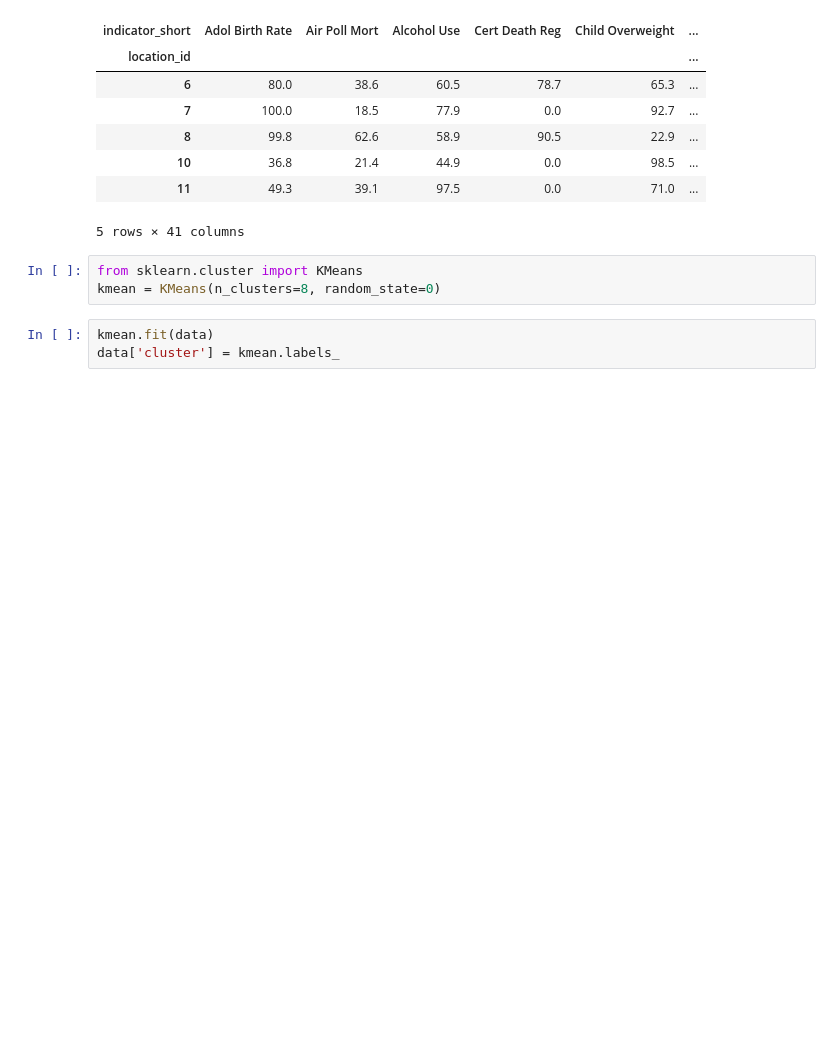
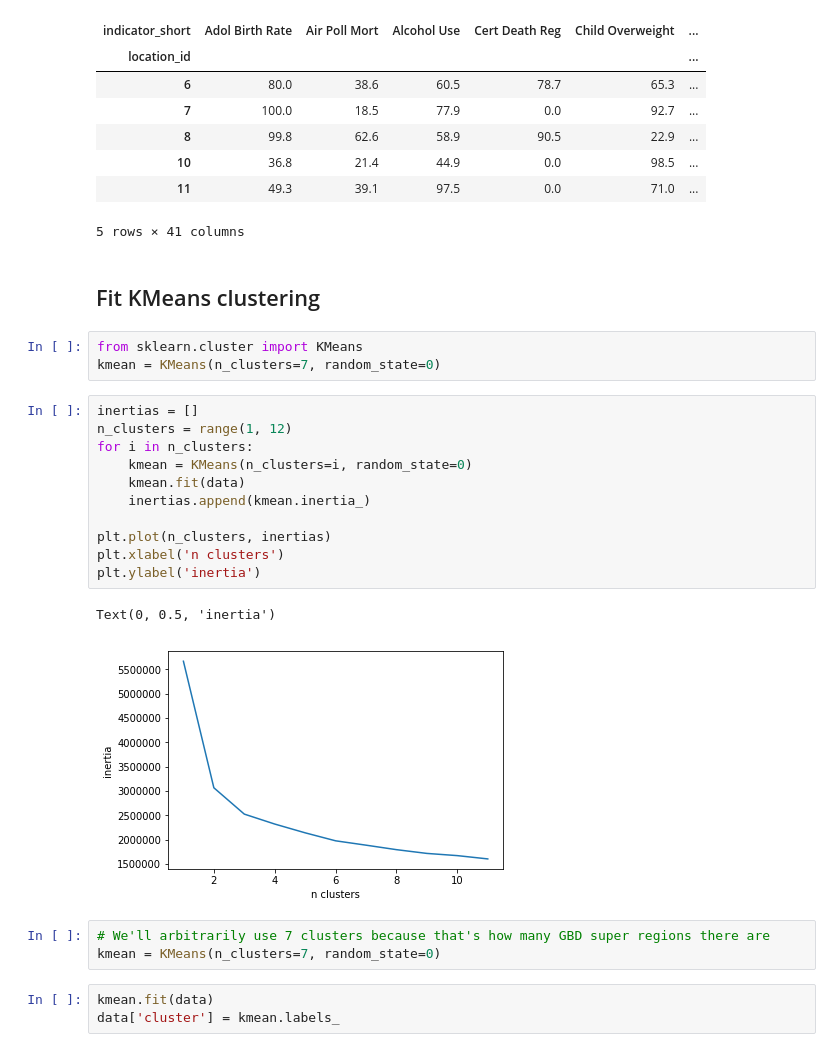
Before and after one commit to zwrankin/health_indicators, a Jupyter notebook: health_indicators/notebooks/2019_01_28_GBD_SDG_clustering.ipynb, the cells around one changed output. Saved outputs shown, nothing was run; the diff lists cells and outputs as text; blank space fills up the shorter version.

```diff
--- a/health_indicators/notebooks/2019_01_28_GBD_SDG_clustering.ipynb
+++ b/health_indicators/notebooks/2019_01_28_GBD_SDG_clustering.ipynb
@@ -48,9 +54,28 @@ data.head()
 | 10 | 36.8 | 21.4 | 44.9 | 0.0 | 98.5 | ... |
 | 11 | 49.3 | 39.1 | 97.5 | 0.0 | 71.0 | ... |
 5 rows × 41 columns
+# %% [markdown]
+## Fit KMeans clustering
 # %%
 from sklearn.cluster import KMeans
-kmean = KMeans(n_clusters=8, random_state=0)
+kmean = KMeans(n_clusters=7, random_state=0)
+# %%
+inertias = []
+n_clusters = range(1, 12)
+for i in n_clusters:
+    kmean = KMeans(n_clusters=i, random_state=0)
+    kmean.fit(data)
+    inertias.append(kmean.inertia_)
+
+plt.plot(n_clusters, inertias)
+plt.xlabel('n clusters')
+plt.ylabel('inertia')
+# %% [output]
+Text(0, 0.5, 'inertia')
+[figure, added]
+# %%
+# We'll arbitrarily use 7 clusters because that's how many GBD super regions there are
+kmean = KMeans(n_clusters=7, random_state=0)
 # %%
 kmean.fit(data)
 data['cluster'] = kmean.labels_
```
Also changed, not shown: parts of 35 cells of this notebook.
